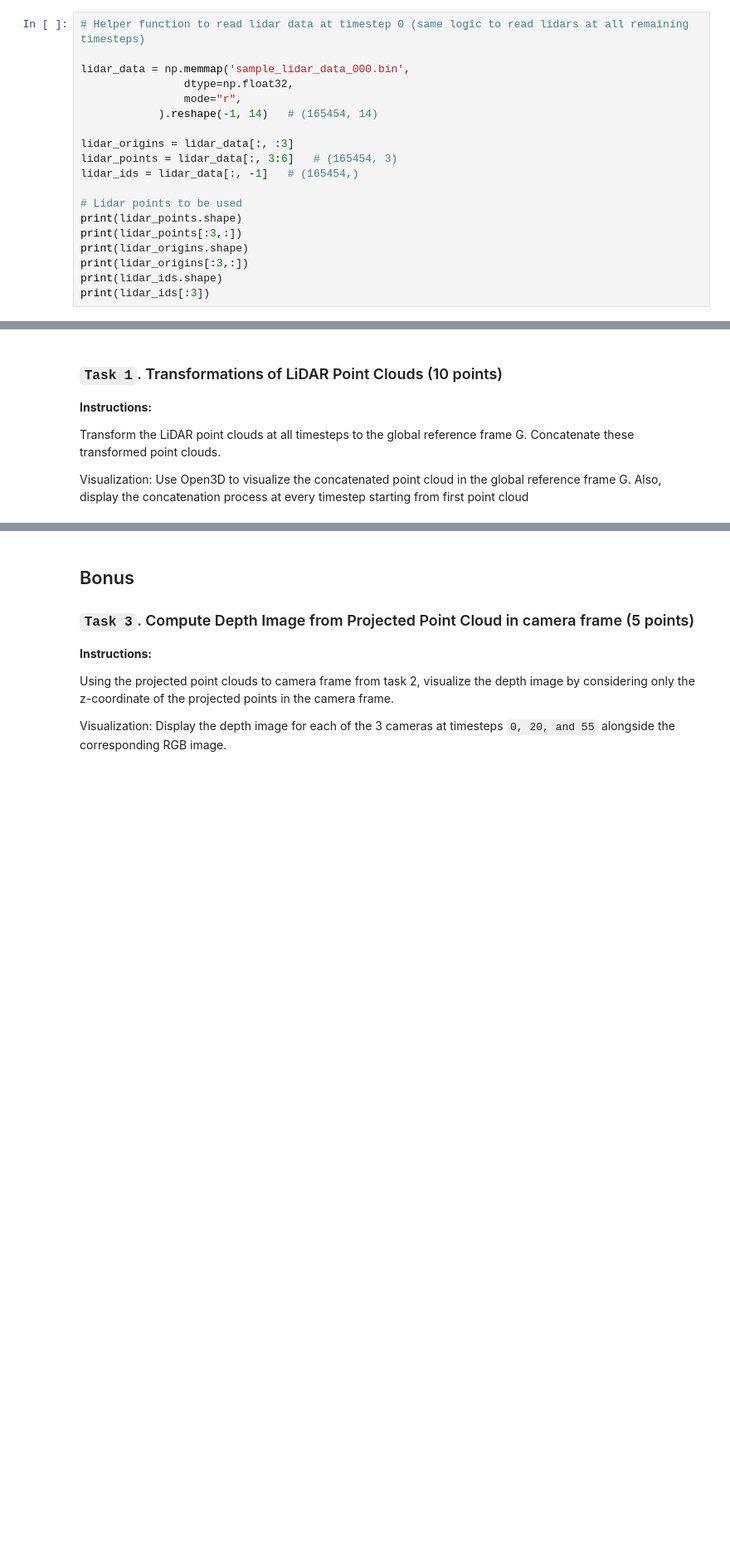
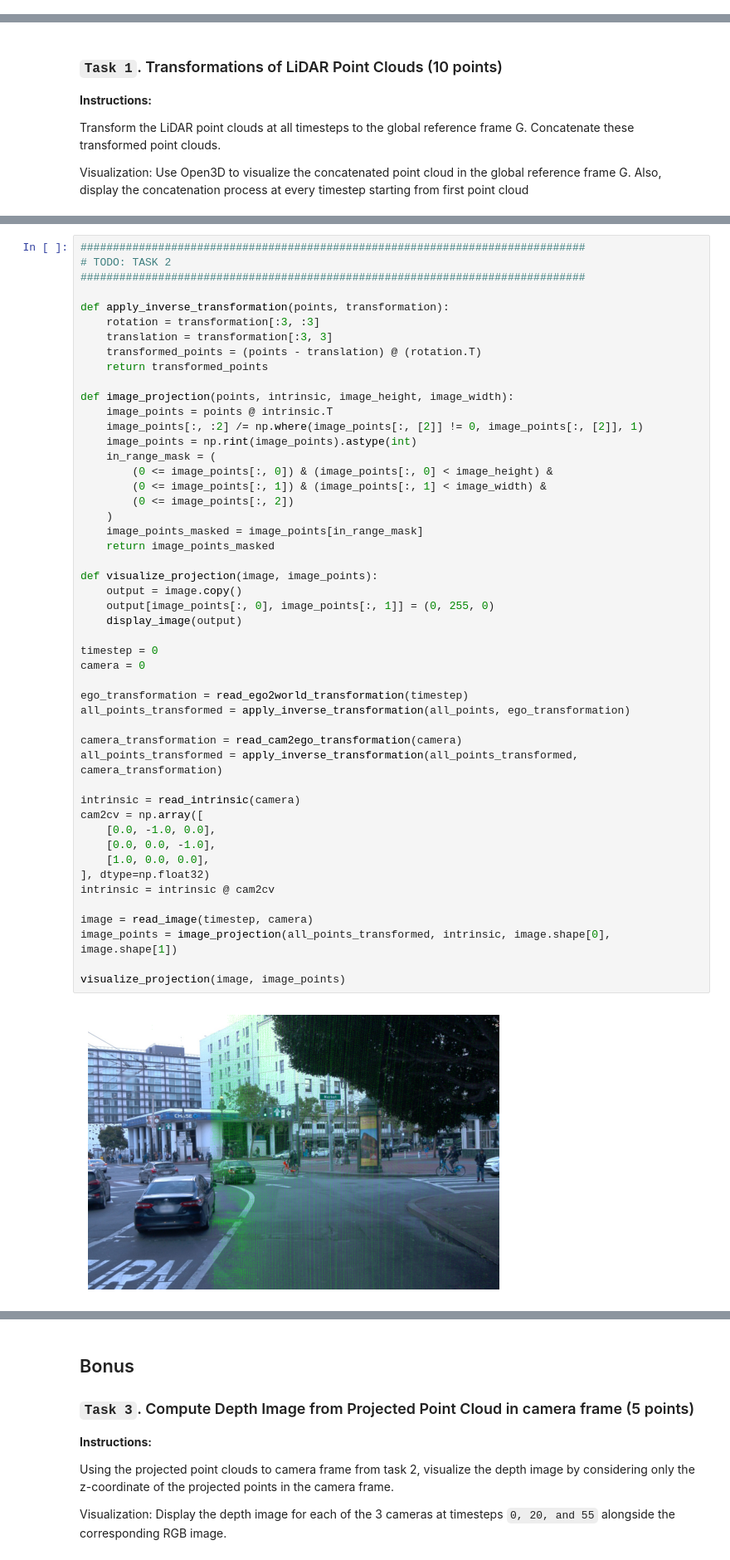
Before and after one commit to ihsingh2/mr-assignments, a Jupyter notebook: MR24_Assignment_1.ipynb, the cells around one changed output, grey strips where cells are left out. Shown at 83% size. Drawn from its saved outputs; the diff is of its cells as text; blank space fills up the shorter version.

```diff
--- a/MR24_Assignment_1.ipynb
+++ b/MR24_Assignment_1.ipynb
@@ -69,19 +45,0 @@ read_intrinsic(1)
-# %%
-# Helper function to read lidar data at timestep 0 (same logic to read lidars at all remaining timesteps)
-
-lidar_data = np.memmap('sample_lidar_data_000.bin',
-                dtype=np.float32,
-                mode="r",
-            ).reshape(-1, 14)   # (165454, 14)
-
-lidar_origins = lidar_data[:, :3]
-lidar_points = lidar_data[:, 3:6]   # (165454, 3)
-lidar_ids = lidar_data[:, -1]   # (165454,)
-
-# Lidar points to be used
-print(lidar_points.shape)
-print(lidar_points[:3,:])
-print(lidar_origins.shape)
-print(lidar_origins[:3,:])
-print(lidar_ids.shape)
-print(lidar_ids[:3])
@@ -323,0 +192,51 @@ CloudpointsinImage =  (993698, 2)
+# %%
+##############################################################################
+# TODO: TASK 2
+##############################################################################
+
+def apply_inverse_transformation(points, transformation):
+    rotation = transformation[:3, :3]
+    translation = transformation[:3, 3]
+    transformed_points = (points - translation) @ (rotation.T)
+    return transformed_points
+
+def image_projection(points, intrinsic, image_height, image_width):
+    image_points = points @ intrinsic.T
+    image_points[:, :2] /= np.where(image_points[:, [2]] != 0, image_points[:, [2]], 1)
+    image_points = np.rint(image_points).astype(int)
+    in_range_mask = (
+        (0 <= image_points[:, 0]) & (image_points[:, 0] < image_height) &
+        (0 <= image_points[:, 1]) & (image_points[:, 1] < image_width) &
+        (0 <= image_points[:, 2])
+    )
+    image_points_masked = image_points[in_range_mask]
+    return image_points_masked
+
+def visualize_projection(image, image_points):
+    output = image.copy()
+    output[image_points[:, 0], image_points[:, 1]] = (0, 255, 0)
+    display_image(output)
+
+timestep = 0
+camera = 0
+
+ego_transformation = read_ego2world_transformation(timestep)
+all_points_transformed = apply_inverse_transformation(all_points, ego_transformation)
+
+camera_transformation = read_cam2ego_transformation(camera)
+all_points_transformed = apply_inverse_transformation(all_points_transformed, camera_transformation)
+
+intrinsic = read_intrinsic(camera)
+cam2cv = np.array([
+    [0.0, -1.0, 0.0],
+    [0.0, 0.0, -1.0],
+    [1.0, 0.0, 0.0],
+], dtype=np.float32)
+intrinsic = intrinsic @ cam2cv
+
+image = read_image(timestep, camera)
+image_points = image_projection(all_points_transformed, intrinsic, image.shape[0], image.shape[1])
+
+visualize_projection(image, image_points)
+# %% [output]
+[figure, added]
```
Also changed, not shown: parts of 22 cells of this notebook, 1 other file.
